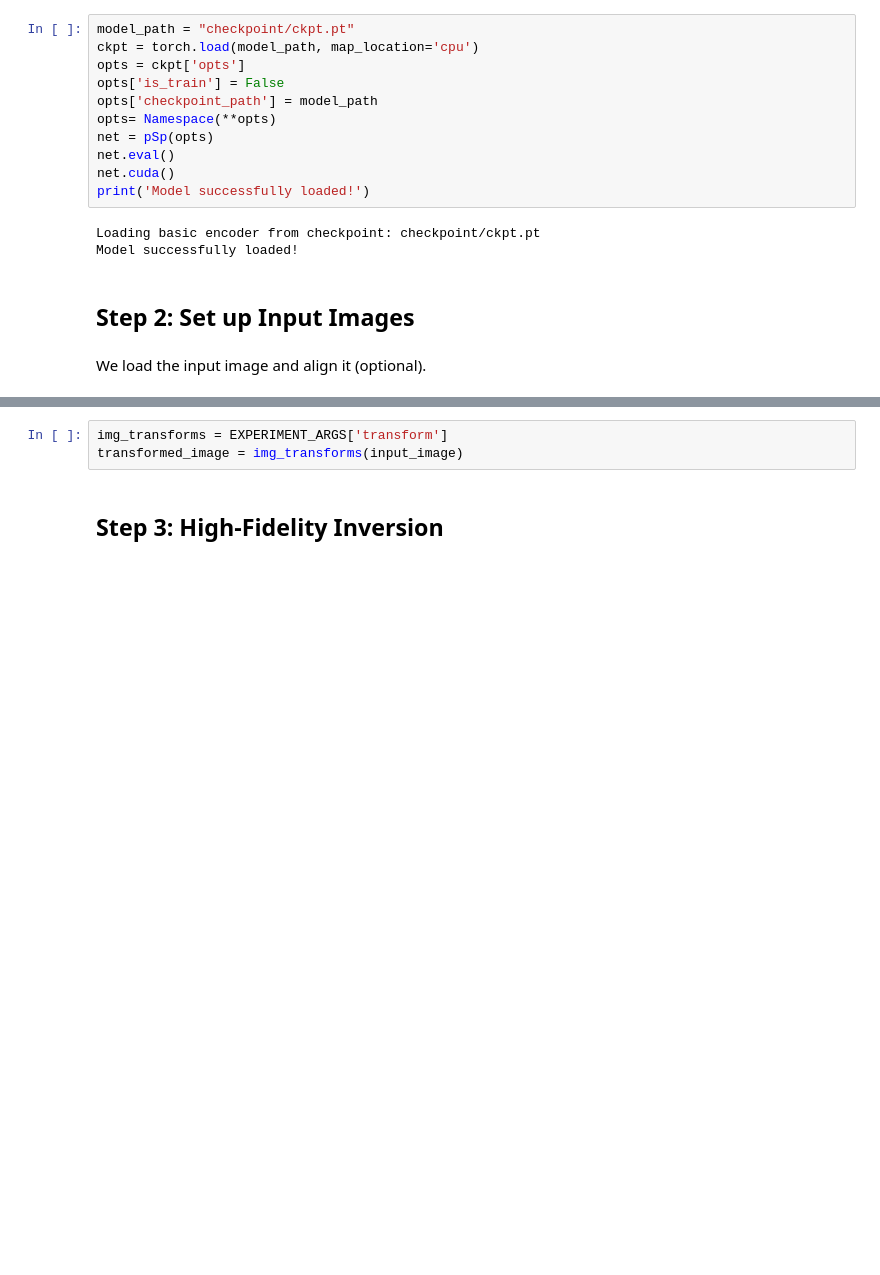
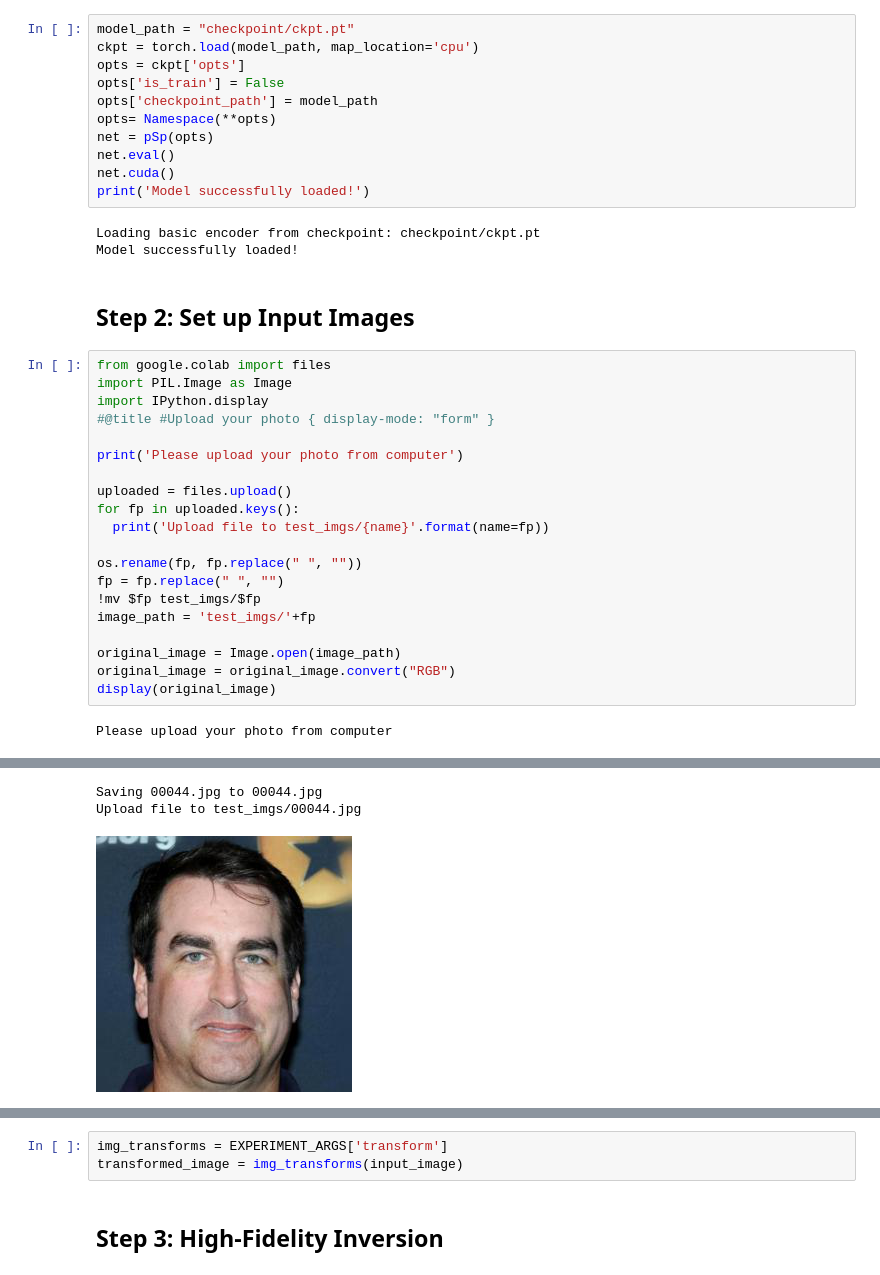
Before and after one commit to Tengfei-Wang/HFGI, a Jupyter notebook: HFGI_playground.ipynb, the cells around one changed output, grey strips where cells are left out. Cells and saved outputs as stored; diff of their text form; blank space fills up the shorter version.

```diff
--- a/HFGI_playground.ipynb
+++ b/HFGI_playground.ipynb
@@ -61,5 +94,25 @@ Loading basic encoder from checkpoint: checkpoint/ckpt.pt
 Model successfully loaded!
 # %% [markdown]
 ## Step 2: Set up Input Images
-# %% [markdown]
-We load the input image and align it (optional).
+# %%
+from google.colab import files
+import PIL.Image as Image
+import IPython.display
+#@title #Upload your photo { display-mode: "form" }
+
+print('Please upload your photo from computer')
+
+uploaded = files.upload()
+for fp in uploaded.keys():
+  print('Upload file to test_imgs/{name}'.format(name=fp))
+
+os.rename(fp, fp.replace(" ", ""))
+fp = fp.replace(" ", "")
+!mv $fp test_imgs/$fp
+image_path = 'test_imgs/'+fp
+
+original_image = Image.open(image_path)
+original_image = original_image.convert("RGB")
+display(original_image)
+# %% [output]
+Please upload your photo from computer
@@ -65,0 +120,3 @@ We load the input image and align it (optional).
+Saving 00044.jpg to 00044.jpg
+Upload file to test_imgs/00044.jpg
+[figure, added]
```
Also changed, not shown: parts of 21 cells of this notebook, 1 other file.
